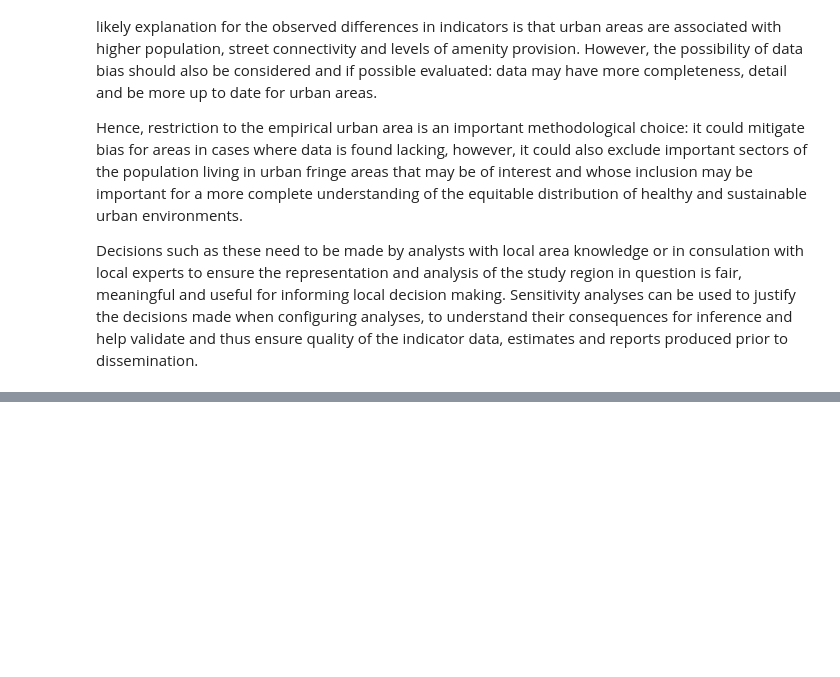
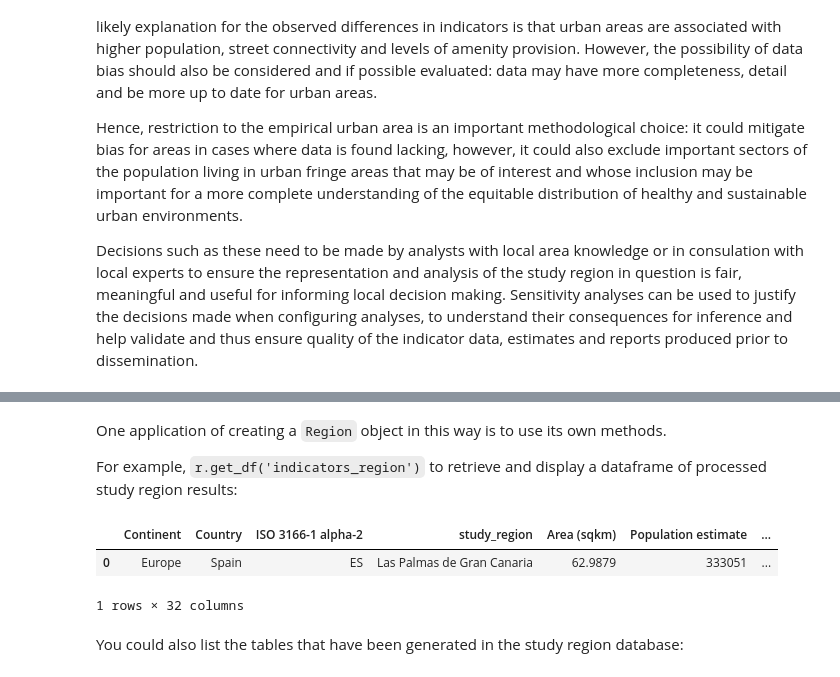
Before and after one commit to healthysustainablecities/global-indicators, a Jupyter notebook: process/example.ipynb, the cells around one changed output, grey strips where cells are left out. Saved outputs shown, nothing was run; the diff lists cells and outputs as text; code cells hidden in the pictures; blank space fills up the shorter version.

```diff
--- a/process/example.ipynb
+++ b/process/example.ipynb
@@ -235,0 +244,14 @@ Decisions such as these need to be made by analysts with local area knowledge or
+# %%
+r = ghsci.Region('example_ES_Las_Palmas_2023')
+# %% [markdown]
+One application of creating a `Region` object in this way is to use its own methods.
+
+For example, `r.get_df('indicators_region')` to retrieve and display a dataframe of processed study region results:
+# %%
+r.get_df('indicators_region')
+# %% [output]
+|  | Continent | Country | ISO 3166-1 alpha-2 | study_region | Area (sqkm) | Population estimate | ... |
+| 0 | Europe | Spain | ES | Las Palmas de Gran Canaria | 62.9879 | 333051 | ... |
+1 rows × 32 columns
+# %% [markdown]
+You could also list the tables that have been generated in the study region database:
```
Also changed, not shown: parts of 12 cells of this notebook, 3 other files.
